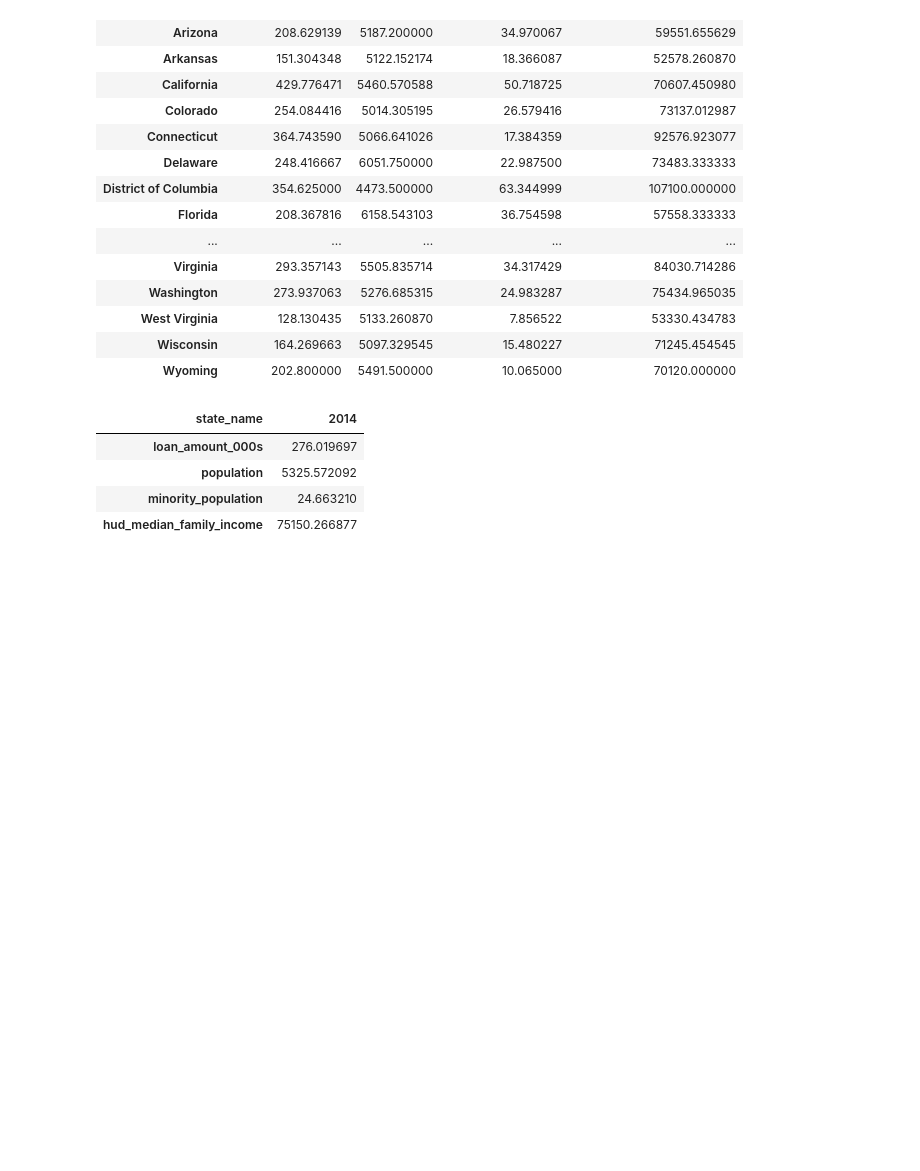
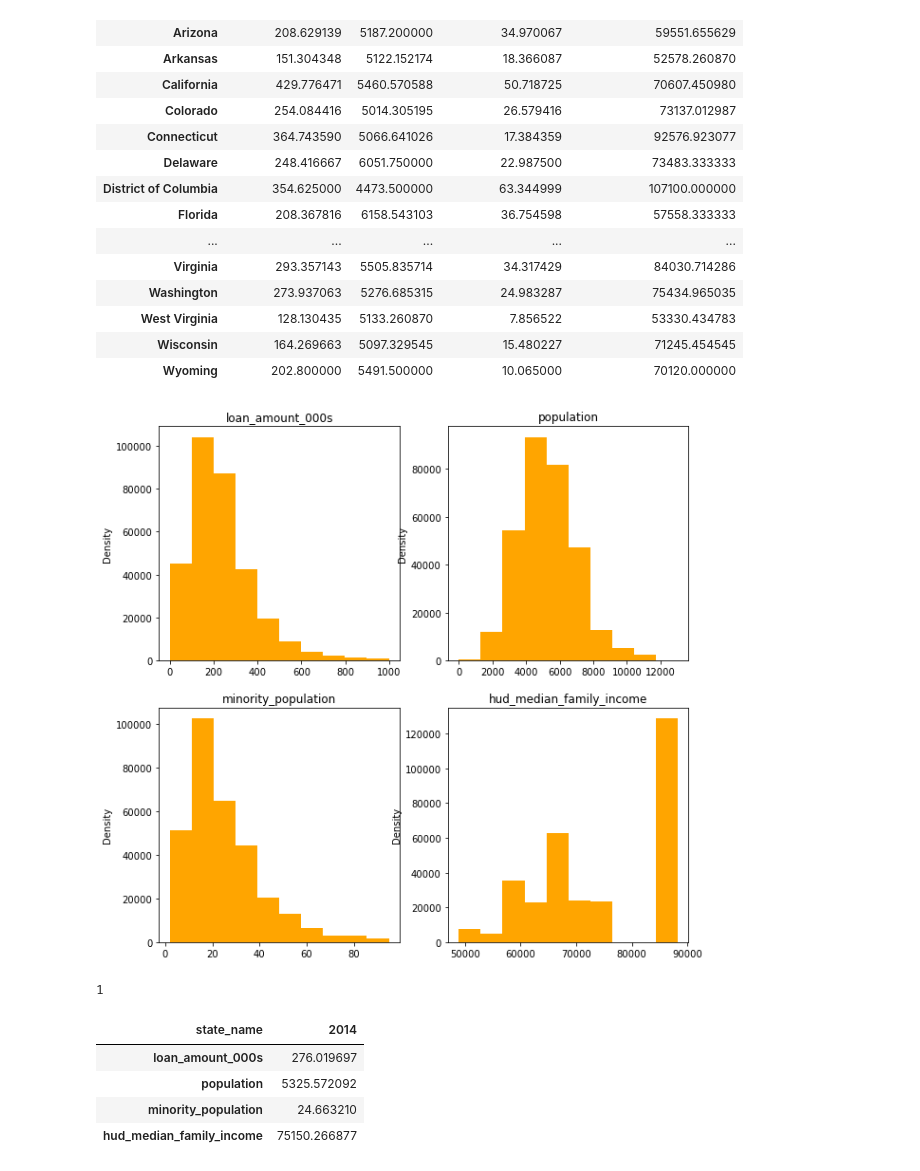
Before and after one commit to Data-Science-II/TermProject-Ayush-Faisal-Brandon, a Jupyter notebook: python/0_HMDA_EDA.ipynb, the cells around one changed output. Cells and saved outputs as stored; diff of their text form; code cells hidden in the pictures; blank space fills up the shorter version.

```diff
--- a/python/0_HMDA_EDA.ipynb
+++ b/python/0_HMDA_EDA.ipynb
@@ -113,6 +113,26 @@ def query_washington(year):
     return df
 
 washington_2014 = query_washington(2014)
+# %%
+washington_2014 = washington_2014[washington_2014["loan_amount_000s"] < 1000]
+to_be_kept = ["loan_amount_000s", "population", "minority_population", "hud_median_family_income"]
+
+plt.rcParams['figure.figsize'] = [10,10]
+fig, axes = plt.subplots(2,2)
+plt.title("Histograms of relevant variables")
+
+for ax, var in zip(axes.flatten()[:], to_be_kept):
+    ax.hist(washington_2014[var], color = "orange")
+    ax.set_title(var)
+    ax.set_ylabel("Density")
+
+plt.savefig("../plots/hmda_hist.png")
+# %% [output]
+[figure, added]
+# %%
+(washington_2014.loan_amount_000s == 99999).sum()
+# %% [output]
+1
 # %%
 washington = filter(washington_2014)
 # %%
```
Also changed, not shown: parts of 1 cell of this notebook, 9 other files.
